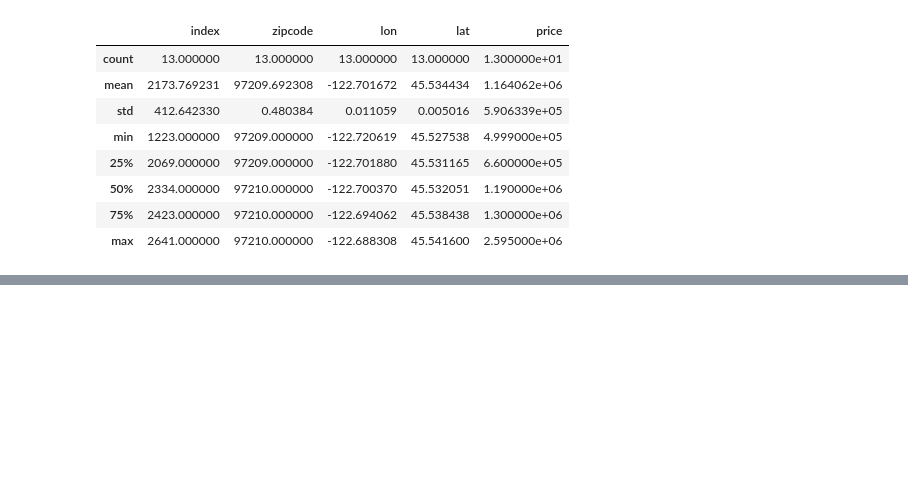
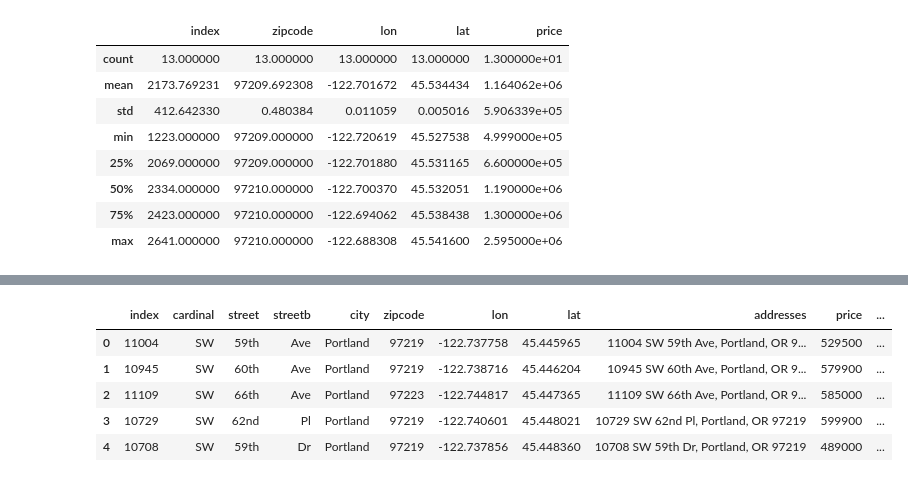
Before and after one commit to listonaj/WEB_SCRAPPING, a Jupyter notebook: Google Colaboratory Notebook/Phase_3_Housing_stats.ipynb, the cells around one changed output, grey strips where cells are left out. Cells and saved outputs as stored; diff of their text form; code cells hidden in the pictures; blank space fills up the shorter version.

```diff
--- a/Google Colaboratory Notebook/Phase_3_Housing_stats.ipynb
+++ b/Google Colaboratory Notebook/Phase_3_Housing_stats.ipynb
@@ -74,0 +106,10 @@ df2.describe()
+# %%
+df4 = pd.read_csv('./Data/houses_crestwood.csv')
+df4.head()
+# %% [output]
+|  | index | cardinal | street | streetb | city | zipcode | lon | lat | addresses | price | ... |
+| 0 | 11004 | SW | 59th | Ave | Portland | 97219 | -122.737758 | 45.445965 | 11004 SW 59th Ave, Portland, OR 9... | 529500 | ... |
+| 1 | 10945 | SW | 60th | Ave | Portland | 97219 | -122.738716 | 45.446204 | 10945 SW 60th Ave, Portland, OR 9... | 579900 | ... |
+| 2 | 11109 | SW | 66th | Ave | Portland | 97223 | -122.744817 | 45.447365 | 11109 SW 66th Ave, Portland, OR 9... | 585000 | ... |
+| 3 | 10729 | SW | 62nd | Pl | Portland | 97219 | -122.740601 | 45.448021 | 10729 SW 62nd Pl, Portland, OR 97219 | 599900 | ... |
+| 4 | 10708 | SW | 59th | Dr | Portland | 97219 | -122.737856 | 45.448360 | 10708 SW 59th Dr, Portland, OR 97219 | 489000 | ... |
```
Also changed, not shown: parts of 10 cells of this notebook, 6 other files.
